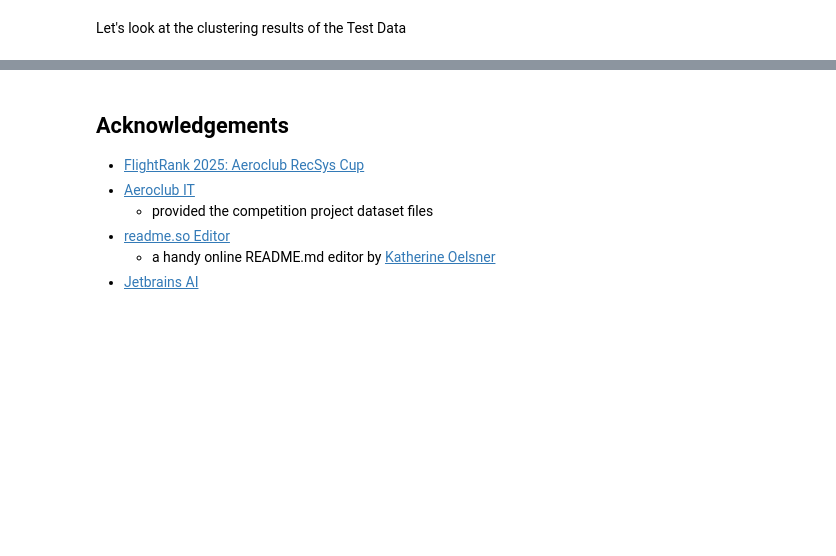
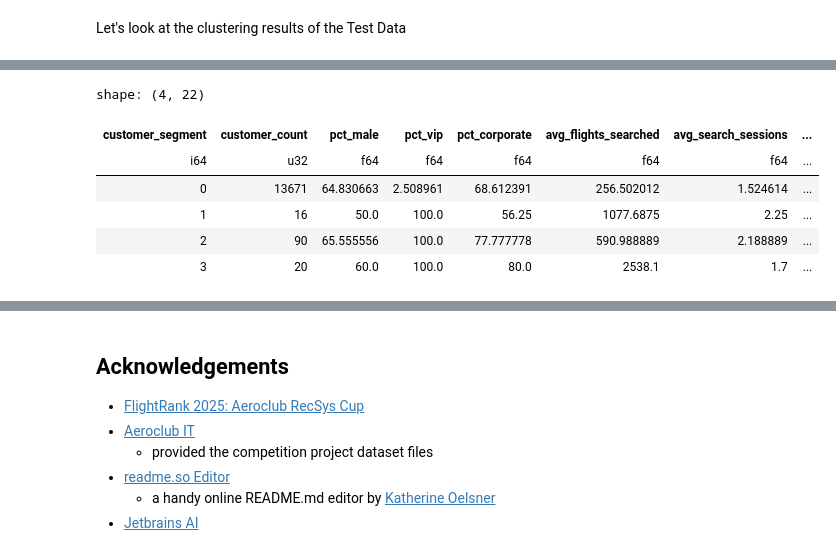
Before and after one commit to jfroggatt/aeroclub_recsys_2025, a Jupyter notebook: aeroclub_recsys.ipynb, the cells around one changed output, grey strips where cells are left out. Drawn from its saved outputs; the diff is of its cells as text; code cells hidden in the pictures; blank space fills up the shorter version.

Commit message:
updated clustering evaluation

```diff
--- a/aeroclub_recsys.ipynb
+++ b/aeroclub_recsys.ipynb
@@ -1493,3 +1466,50 @@ shape: (4, 6)
+# %%
+cluster_stats = cust_data.group_by('customer_segment').agg([
+    pl.count('profileId').alias('customer_count'),
+
+     # Demographics
+    (pl.col('sex').mean() * 100).alias('pct_male'),
+    (pl.col('is_vip').mean() * 100).alias('pct_vip'),
+    (pl.col('has_corp_codes').mean() * 100).alias('pct_corporate'),
+
+    # Core search behavior
+    pl.col('total_flights_searched').mean().alias('avg_flights_searched'),
+    pl.col('total_search_sessions').mean().alias('avg_search_sessions'),
+    pl.col('avg_searches_per_session').mean().alias('avg_searches_per_session'),
+    pl.col('unique_routes_searched').mean().alias('avg_unique_routes'),
+
+    # Booking lead time
+    pl.col('avg_booking_lead_days').mean().alias('avg_lead_days'),
+    pl.col('median_booking_lead_days').mean().alias('avg_median_lead_days'),
+
+    # Travel preferences
+    pl.col('roundtrip_preference').mean().alias('avg_roundtrip_pref'),
+    pl.col('weekend_travel_rate').mean().alias('avg_weekend_travel'),
+    pl.col('avg_cabin_class').mean().alias('avg_cabin_class'),
+
+    # Loyalty & behavior patterns
+    pl.col('route_loyalty').mean().alias('avg_route_loyalty'),
+    pl.col('carrier_diversity').mean().alias('avg_carrier_diversity'),
+    pl.col('loyalty_program_utilization').mean().alias('avg_loyalty_utilization'),
+
+    # VIP & Corporate
+    pl.col('is_vip').sum().alias('vip_count'),
+    pl.col('has_corp_codes').sum().alias('corp_count'),
+
+    # Price sensitivity
+    pl.col('avg_price_per_minute').mean().alias('avg_price_per_min'),
+    pl.col('price_per_minute_variance').mean().alias('avg_price_variance'),
+    pl.col('price_position_preference').mean().alias('avg_price_position_pref'),
+]).sort('customer_segment')
+cluster_stats
+# %% [output]
+shape: (4, 22)
+| customer_segment | customer_count | pct_male | pct_vip | pct_corporate | avg_flights_searched | avg_search_sessions | ... |
+| i64 | u32 | f64 | f64 | f64 | f64 | f64 | ... |
+| 0 | 13671 | 64.830663 | 2.508961 | 68.612391 | 256.502012 | 1.524614 | ... |
+| 1 | 16 | 50.0 | 100.0 | 56.25 | 1077.6875 | 2.25 | ... |
+| 2 | 90 | 65.555556 | 100.0 | 77.777778 | 590.988889 | 2.188889 | ... |
+| 3 | 20 | 60.0 | 100.0 | 80.0 | 2538.1 | 1.7 | ... |
 # %% [markdown]
 ## Anlysis of the Final Results
 
```
Also changed, not shown: parts of 2 cells of this notebook, 1 other file.
